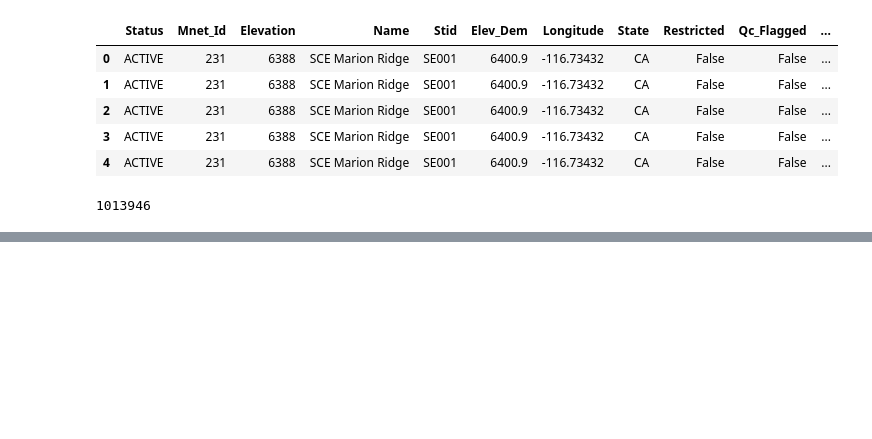
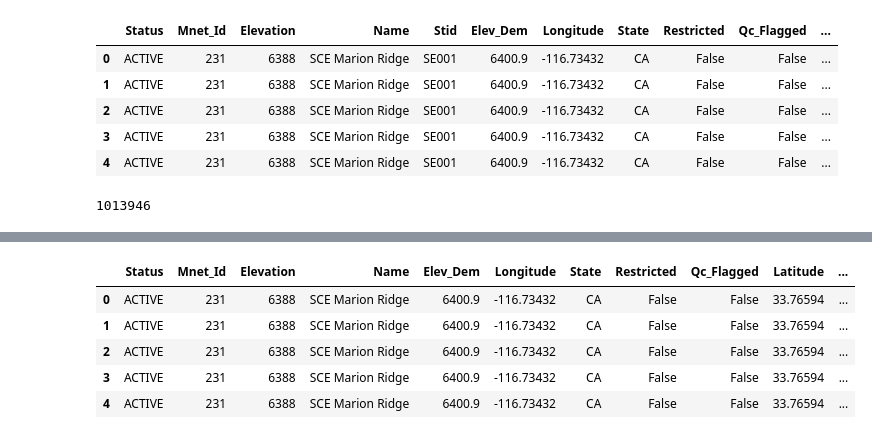
Before and after one commit to tomityrrell/psps-analysis, a Jupyter notebook: notebooks/MesoWest SCE.ipynb, the cells around one changed output, grey strips where cells are left out. Drawn from its saved outputs; the diff is of its cells as text; code cells hidden in the pictures; blank space fills up the shorter version.

```diff
--- a/notebooks/MesoWest SCE.ipynb
+++ b/notebooks/MesoWest SCE.ipynb
@@ -100,0 +88,3 @@ Name: Time, Length: 1013946, dtype: object
+# %%
+sce_15 = pd.read_csv("sce_15_18.csv")
+sce_15.head()
@@ -100,0 +107,12 @@ Name: Time, Length: 1013946, dtype: object
+# %%
+sce_m = sce.merge(sce_15[["STID", "NAME"]], left_on="Name", right_on="NAME")
+sce_m.drop(["NAME", "Unnamed: 0"], axis=1, inplace=True)
+sce_m.rename(columns={"STID":"Stid"}, inplace=True)
+sce_m.head()
+# %% [output]
+|  | Status | Mnet_Id | Elevation | Name | Elev_Dem | Longitude | State | Restricted | Qc_Flagged | Latitude | ... |
+| 0 | ACTIVE | 231 | 6388 | SCE Marion Ridge | 6400.9 | -116.73432 | CA | False | False | 33.76594 | ... |
+| 1 | ACTIVE | 231 | 6388 | SCE Marion Ridge | 6400.9 | -116.73432 | CA | False | False | 33.76594 | ... |
+| 2 | ACTIVE | 231 | 6388 | SCE Marion Ridge | 6400.9 | -116.73432 | CA | False | False | 33.76594 | ... |
+| 3 | ACTIVE | 231 | 6388 | SCE Marion Ridge | 6400.9 | -116.73432 | CA | False | False | 33.76594 | ... |
+| 4 | ACTIVE | 231 | 6388 | SCE Marion Ridge | 6400.9 | -116.73432 | CA | False | False | 33.76594 | ... |
```
Also changed, not shown: parts of 8 cells of this notebook, 5 other files.
